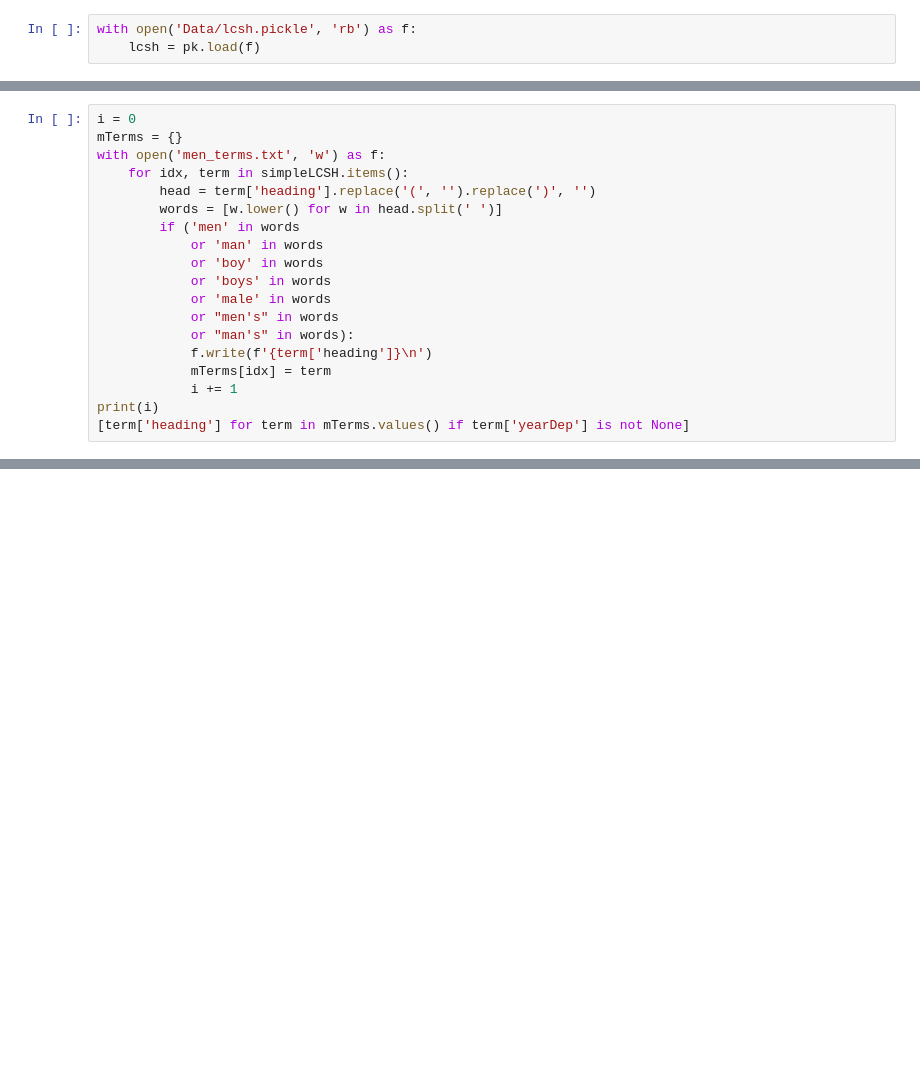
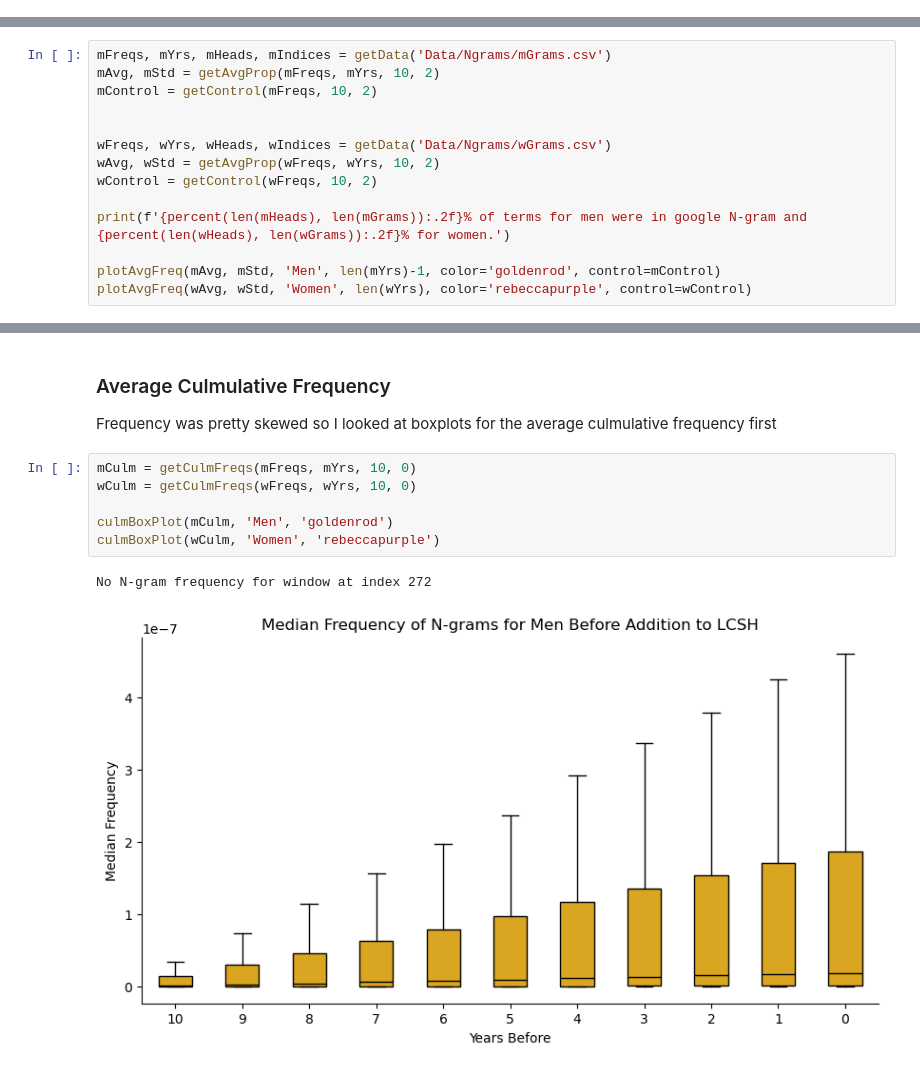
Before and after one commit to katie-warburton/Gender-in-the-LCSH, a Jupyter notebook: LCSHs & Gender.ipynb, the cells around one changed output, grey strips where cells are left out. Cells and saved outputs as stored; diff of their text form; blank space fills up the shorter version.

Commit message:
Big update
Updated code and file organization. Added files that contain various forms of processed data

```diff
--- a/LCSHs & Gender.ipynb
+++ b/LCSHs & Gender.ipynb
@@ -83,3 +0,0 @@ def equivalent_gen(mHead, wHead):
-# %%
-with open('Data/lcsh.pickle', 'rb') as f:
-    lcsh = pk.load(f)
@@ -121,19 +0,0 @@ print(i)
-# %%
-i = 0
-mTerms = {}
-with open('men_terms.txt', 'w') as f:
-    for idx, term in simpleLCSH.items():
-        head = term['heading'].replace('(', '').replace(')', '')
-        words = [w.lower() for w in head.split(' ')]
-        if ('men' in words
-            or 'man' in words
-            or 'boy' in words
-            or 'boys' in words
-            or 'male' in words
-            or "men's" in words
-            or "man's" in words):
-            f.write(f'{term['heading']}\n')
-            mTerms[idx] = term
-            i += 1
-print(i)
-[term['heading'] for term in mTerms.values() if term['yearDep'] is not None]
@@ -261,0 +462,14 @@ plt.show()
+# %%
+mFreqs, mYrs, mHeads, mIndices = getData('Data/Ngrams/mGrams.csv')
+mAvg, mStd = getAvgProp(mFreqs, mYrs, 10, 2)
+mControl = getControl(mFreqs, 10, 2)
+
+
+wFreqs, wYrs, wHeads, wIndices = getData('Data/Ngrams/wGrams.csv')
+wAvg, wStd = getAvgProp(wFreqs, wYrs, 10, 2)
+wControl = getControl(wFreqs, 10, 2)
+
+print(f'{percent(len(mHeads), len(mGrams)):.2f}% of terms for men were in google N-gram and {percent(len(wHeads), len(wGrams)):.2f}% for women.')
+
+plotAvgFreq(mAvg, mStd, 'Men', len(mYrs)-1, color='goldenrod', control=mControl)
+plotAvgFreq(wAvg, wStd, 'Women', len(wYrs), color='rebeccapurple', control=wControl)
@@ -261,0 +505,12 @@ plt.show()
+# %% [markdown]
+### Average Culmulative Frequency
+Frequency was pretty skewed so I looked at boxplots for the average culmulative frequency first
+# %%
+mCulm = getCulmFreqs(mFreqs, mYrs, 10, 0)
+wCulm = getCulmFreqs(wFreqs, wYrs, 10, 0)
+
+culmBoxPlot(mCulm, 'Men', 'goldenrod')
+culmBoxPlot(wCulm, 'Women', 'rebeccapurple')
+# %% [output]
+No N-gram frequency for window at index 272
+[figure, added]
```
Also changed, not shown: parts of 45 cells of this notebook, 25 other files.
